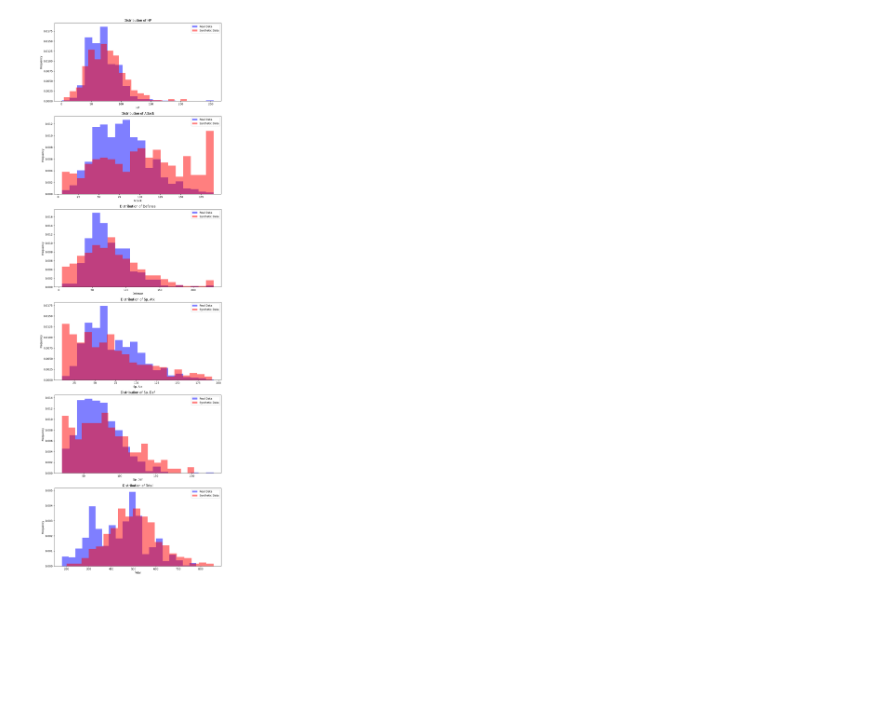
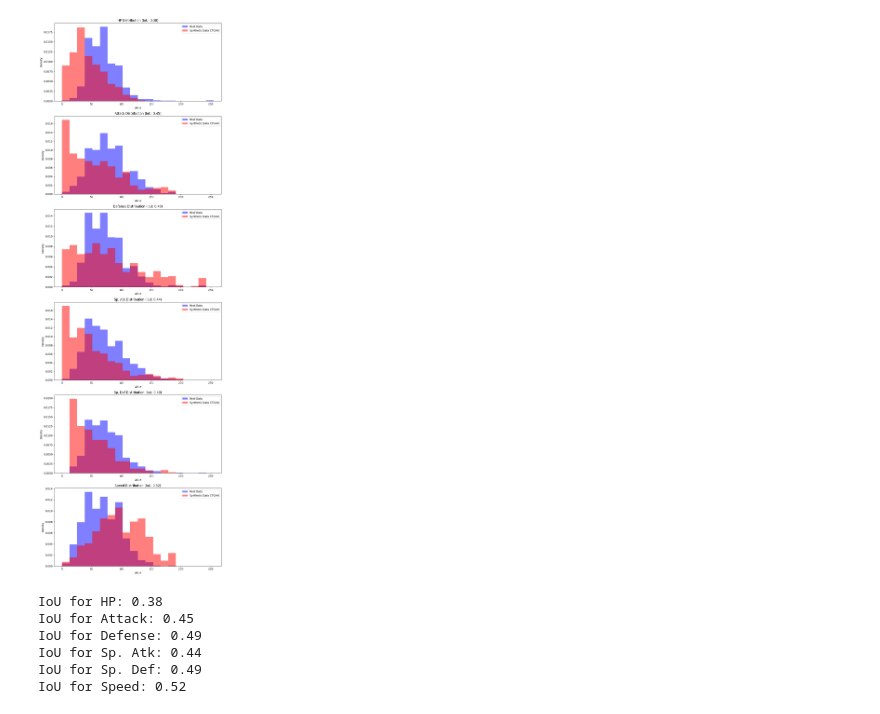
Before and after one commit to mdielacher/Pokemon, a Jupyter notebook: evaluation.ipynb, the cells around one changed output. Drawn from its saved outputs; the diff is of its cells as text; code cells hidden in the pictures; blank space fills up the shorter version.

```diff
--- a/evaluation.ipynb
+++ b/evaluation.ipynb
@@ -35,0 +39,4 @@ df.head()
+# %%
+# Import real data
+df = pd.read_csv("data\\pokemon_train_set.csv")
+df.head()
@@ -175,26 +217,49 @@ plt.show()
 # %%
-import matplotlib.pyplot as plt
+#CTGAN
+# List features to compare
+features = ['HP', 'Attack', 'Defense', 'Sp. Atk', 'Sp. Def', 'Speed']
 
-# Liste der zu vergleichenden Eigenschaften
-features = ['HP', 'Attack', 'Defense', 'Sp. Atk', 'Sp. Def', 'Total']
+# Replace NaN with 'none'
+df_non_numeric = df[features].fillna('none')
+synthetic_CTGAN_non_numeric = synthetic_CTGAN[features].fillna('none')
 
-# Anzahl der Subplots ermitteln
-num_features = len(features)
-fig, axes = plt.subplots(nrows=num_features, ncols=1, figsize=(10, 5 * num_features))
+# Fill Nan with 0
+df_numeric = df[features].fillna(0)
+synthetic_CTGAN_numeric = synthetic_CTGAN[features].fillna(0)
 
-# Jede Eigenschaft durchgehen und ein Histogramm zeichnen
+# Define Bins
+bins = np.linspace(0, max(df_numeric.max().max(), synthetic_CTGAN_numeric.max().max()), 21)
+
+# Generate IoU and Histogram
+iou_scores = []
+fig, axes = plt.subplots(nrows=len(features), ncols=1, figsize=(10, 5 * len(features)))
+
 for i, feature in enumerate(features):
-    # Histogramm für echte Daten
-    axes[i].hist(df[feature], bins=20, alpha=0.5, label='Real Data', color='blue', density=True)
-    # Histogramm für synthetische Daten
-    axes[i].hist(synthetic_CTGAN[feature], bins=20, alpha=0.5, label='Synthetic Data', color='red', density=True)
-    axes[i].set_title(f'Distribution of {feature}')
-    axes[i].set_xlabel(feature)
-    axes[i].set_ylabel('Frequency')
+    real_hist, _ = np.histogram(df_numeric[feature], bins=bins, density=True)
+    synthetic_hist, _ = np.histogram(synthetic_CTGAN_numeric[feature], bins=bins, density=True)
+    intersection = np.minimum(real_hist, synthetic_hist).sum()
+    union = np.maximum(real_hist, synthetic_hist).sum()
+    iou = intersection / union
+    iou_scores.append(iou)
+
+    axes[i].hist(df_numeric[feature], bins=bins, alpha=0.5, label='Real Data', color='blue', density=True)
+    axes[i].hist(synthetic_CTGAN_numeric[feature], bins=bins, alpha=0.5, label='Synthetic Data CTGAN', color='red', density=True)
+    axes[i].set_title(f'{feature} Distribution (IoU: {iou:.2f})')
+    axes[i].set_xlabel('Value')
+    axes[i].set_ylabel('Density')
     axes[i].legend()
 
-# Layout anpassen, um Überlappungen zu vermeiden
 plt.tight_layout()
 plt.show()
+
+# Print IoU for every Feature
+for feature, score in zip(features, iou_scores):
+    print(f'IoU for {feature}: {score:.2f}')
 # %% [output]
-[figure, old version]
+[figure, new version]
+IoU for HP: 0.38
+IoU for Attack: 0.45
+IoU for Defense: 0.49
+IoU for Sp. Atk: 0.44
+IoU for Sp. Def: 0.49
+IoU for Speed: 0.52
```
Also changed, not shown: parts of 15 cells of this notebook, 4 other files.
